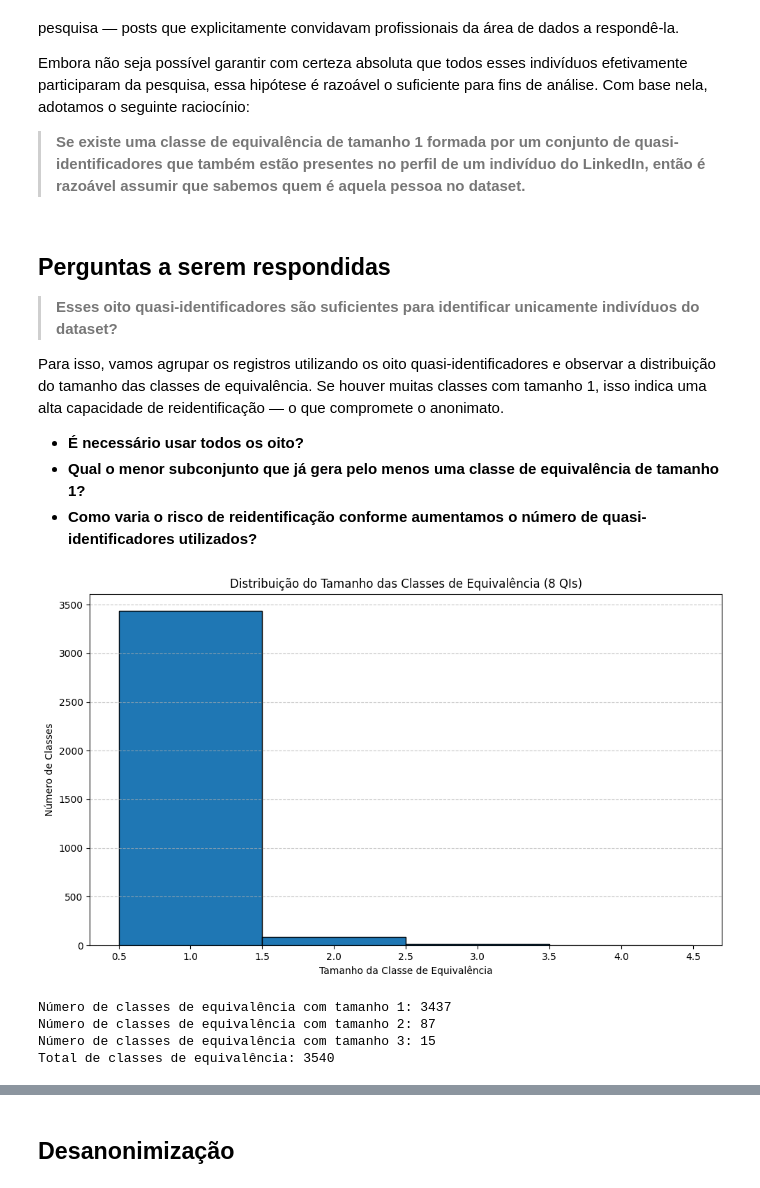
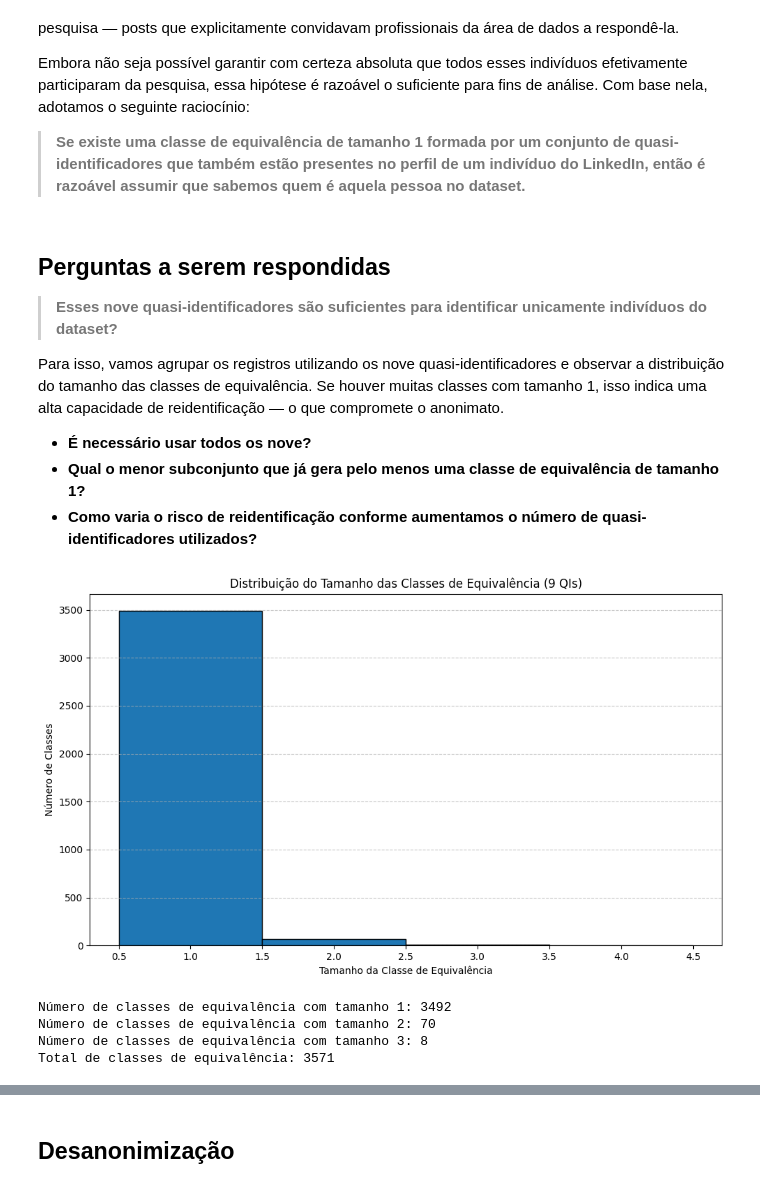
Before and after one commit to FredericoBaker/stateOfTheData_attribute_linkage, a Jupyter notebook: dataset_analysis.ipynb, the cells around one changed output, grey strips where cells are left out. Drawn from its saved outputs; the diff is of its cells as text; code cells hidden in the pictures.

Commit message:
melhorando análise de reidentificação

```diff
--- a/dataset_analysis.ipynb
+++ b/dataset_analysis.ipynb
@@ -7,5 +8,5 @@ from collections import Counter
 # %%
-df = pd.read_csv("state_of_the_data_dataset.csv")
+df = pd.read_csv("data/state_of_the_data_dataset.csv")
 
 df.head()
 # %% [output]
@@ -65,36 +66,36 @@ Embora não seja possível garantir com certeza absoluta que todos esses indiví
 # %% [markdown]
 ## Perguntas a serem respondidas
 
-> **Esses oito quasi-identificadores são suficientes para identificar unicamente indivíduos do dataset?**
+> **Esses nove quasi-identificadores são suficientes para identificar unicamente indivíduos do dataset?**
 
-Para isso, vamos agrupar os registros utilizando os oito quasi-identificadores e observar a distribuição do tamanho das classes de equivalência. Se houver muitas classes com tamanho 1, isso indica uma alta capacidade de reidentificação — o que compromete o anonimato.
-* **É necessário usar todos os oito?**
+Para isso, vamos agrupar os registros utilizando os nove quasi-identificadores e observar a distribuição do tamanho das classes de equivalência. Se houver muitas classes com tamanho 1, isso indica uma alta capacidade de reidentificação — o que compromete o anonimato.
+* **É necessário usar todos os nove?**
 * **Qual o menor subconjunto que já gera pelo menos uma classe de equivalência de tamanho 1?**
 * **Como varia o risco de reidentificação conforme aumentamos o número de quasi-identificadores utilizados?**
 # %%
 grupos = df.groupby(quasi_identifiers).size().reset_index(name='count')
 
 plt.figure(figsize=(10, 6))
 plt.hist(grupos['count'], bins=range(1, grupos['count'].max() + 2), edgecolor='black', align='left')
-plt.title('Distribuição do Tamanho das Classes de Equivalência (8 QIs)')
+plt.title('Distribuição do Tamanho das Classes de Equivalência (9 QIs)')
 plt.xlabel('Tamanho da Classe de Equivalência')
 plt.ylabel('Número de Classes')
 plt.grid(axis='y', linestyle='--', alpha=0.7)
 plt.tight_layout()
 plt.show()
 
 num_grupos_tam_1 = (grupos['count'] == 1).sum()
 num_grupos_tam_2 = (grupos['count'] == 2).sum()
 num_grupos_tam_3 = (grupos['count'] == 3).sum()
 total_grupos = len(grupos)
 print(f'Número de classes de equivalência com tamanho 1: {num_grupos_tam_1}')
 print(f'Número de classes de equivalência com tamanho 2: {num_grupos_tam_2}')
 print(f'Número de classes de equivalência com tamanho 3: {num_grupos_tam_3}')
 print(f'Total de classes de equivalência: {total_grupos}')
 # %% [output]
-[figure, old version]
+[figure, new version]
-Número de classes de equivalência com tamanho 1: 3437
-Número de classes de equivalência com tamanho 2: 87
-Número de classes de equivalência com tamanho 3: 15
-Total de classes de equivalência: 3540
+Número de classes de equivalência com tamanho 1: 3492
+Número de classes de equivalência com tamanho 2: 70
+Número de classes de equivalência com tamanho 3: 8
+Total de classes de equivalência: 3571
 # %% [markdown]
```
Also changed, not shown: parts of 26 cells of this notebook, 11 other files.
